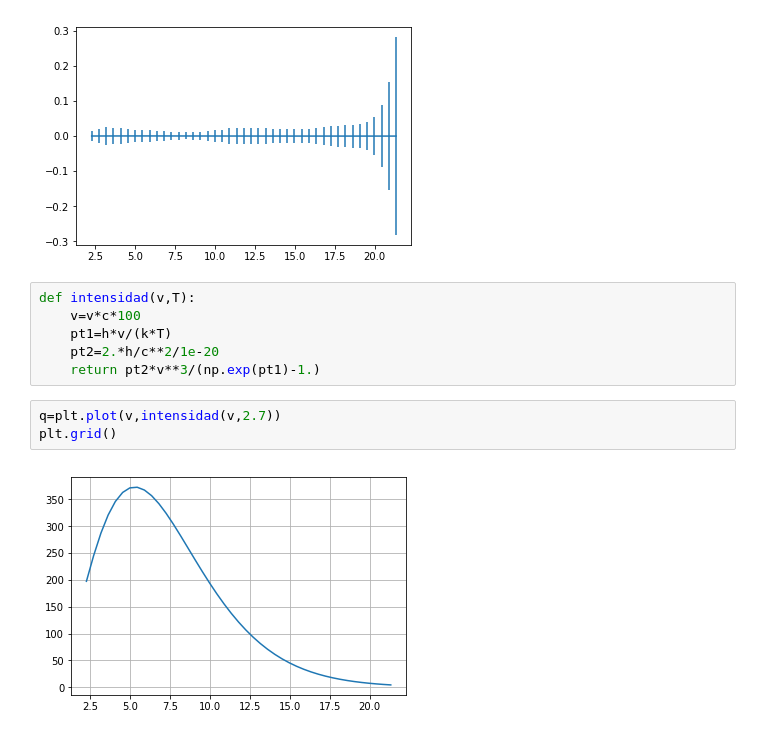
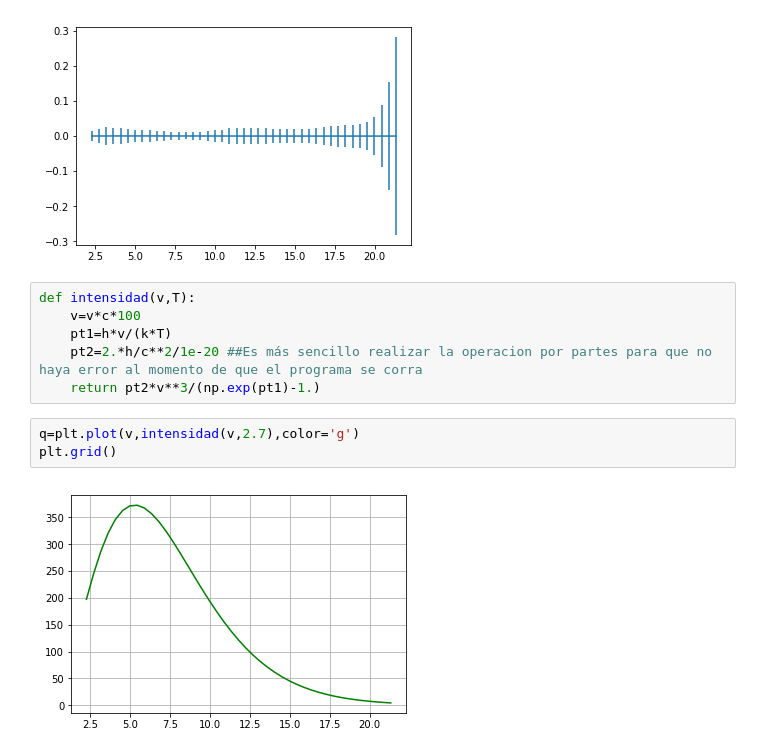
Before and after one commit to DCI-alxogm/pb2018-saulsierra18, a Jupyter notebook: semana15/Fibras.ipynb, the cells around one changed output. Cells and saved outputs as stored; diff of their text form.

```diff
--- a/semana15/Fibras.ipynb
+++ b/semana15/Fibras.ipynb
@@ -60,10 +58,10 @@ graph=plt.errorbar(v,inte,err)
 def intensidad(v,T):
     v=v*c*100
     pt1=h*v/(k*T)
-    pt2=2.*h/c**2/1e-20
+    pt2=2.*h/c**2/1e-20 ##Es más sencillo realizar la operacion por partes para que no haya error al momento de que el programa se corra
     return pt2*v**3/(np.exp(pt1)-1.)
 # %%
-q=plt.plot(v,intensidad(v,2.7))
+q=plt.plot(v,intensidad(v,2.7),color='g')
 plt.grid()
 # %% [output]
-[figure, old version]
+[figure, new version]
```
Also changed, not shown: parts of 2 cells of this notebook.
